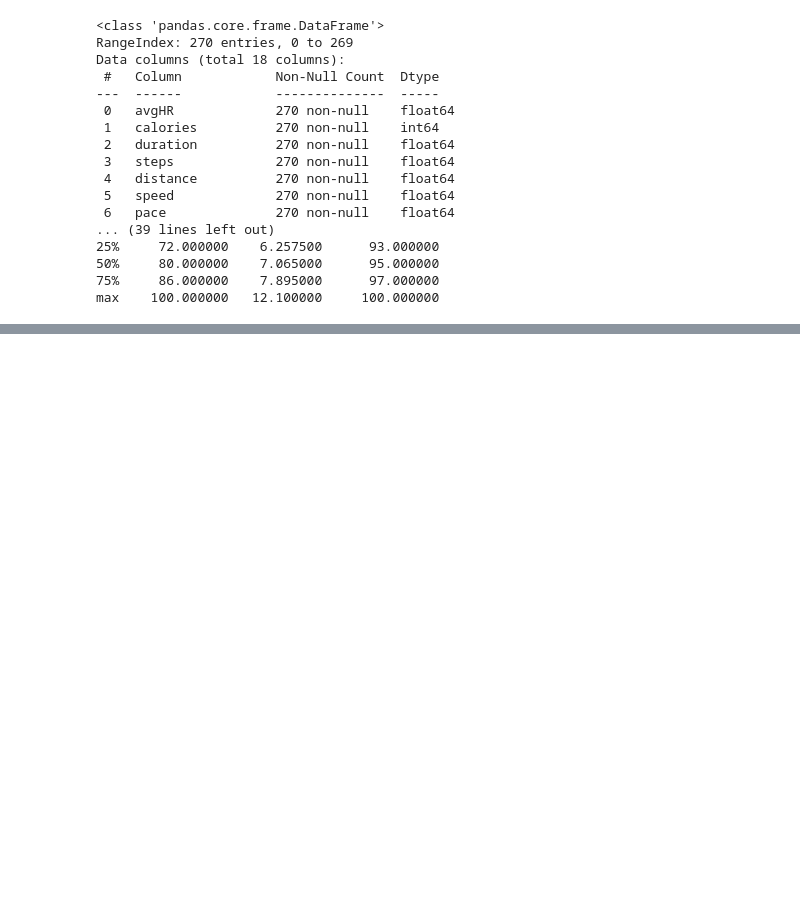
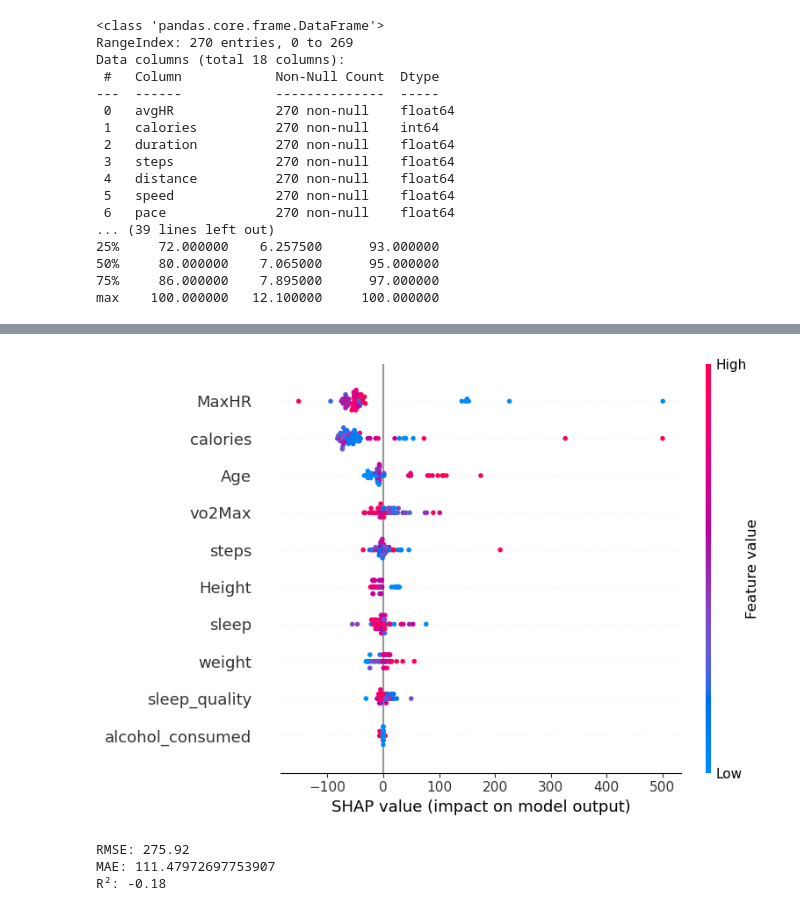
Before and after one commit to Justxd22/Athlete_Ai_Dataset_xD, a Jupyter notebook: cleandata.ipynb, the cells around one changed output, grey strips where cells are left out. Drawn from its saved outputs; the diff is of its cells as text; code cells hidden in the pictures; blank space fills up the shorter version.

Commit message:
add model code

```diff
--- a/cleandata.ipynb
+++ b/cleandata.ipynb
@@ -483,0 +525,53 @@ max    100.000000   12.100000     100.000000
+# %%
+# Training!!
+
+import pandas as pd
+from sklearn.model_selection import train_test_split
+
+df = pd.read_csv('ReadyDataset.csv')
+
+# 'avgHR','calories','steps','speed','vo2Max','Age','Height','Gender','MaxHR','weight','alcohol_consumed','sleep','sleep_quality')
+drop = ['pace', 'speed', 'avgHR', 'Gender']
+features = df.drop(columns=drop).columns.tolist()
+input_shape = len(features)
+
+X = df.drop(columns=drop)
+y = df.pace
+X.head()
+
+X_train, X_test, y_train, y_test = train_test_split(X, y, test_size=0.185, random_state=62)
+# X_train, X_test, y_train, y_test = train_test_split(X, y, test_size=0.185, shuffle=True)
+
+X_train.describe()
+
+
+import xgboost as xgb
+model = xgb.XGBRegressor(objective='reg:squarederror', n_estimators=500)
+model.fit(X_train, y_train)
+
+# Test model
+
+import shap
+explainer = shap.TreeExplainer(model)
+shap_values = explainer.shap_values(X_test)
+shap.summary_plot(shap_values, X_test)
+
+
+from sklearn.metrics import mean_squared_error, root_mean_squared_error, r2_score, mean_absolute_error
+
+y_pred = model.predict(X_test)
+
+# Use root_mean_squared_error instead of mean_squared_error with squared=False
+rmse = root_mean_squared_error(y_test, y_pred)
+r2 = r2_score(y_test, y_pred)
+mae = mean_absolute_error(y_test, y_pred)
+
+
+print(f"RMSE: {rmse:.2f}")
+print(f"MAE: {mae}")
+print(f"R²: {r2:.2f}")
+# %% [output]
+[figure, added]
+RMSE: 275.92
+MAE: 111.47972697753907
+R²: -0.18
```
Also changed, not shown: parts of 3 cells of this notebook, 3 other files.
